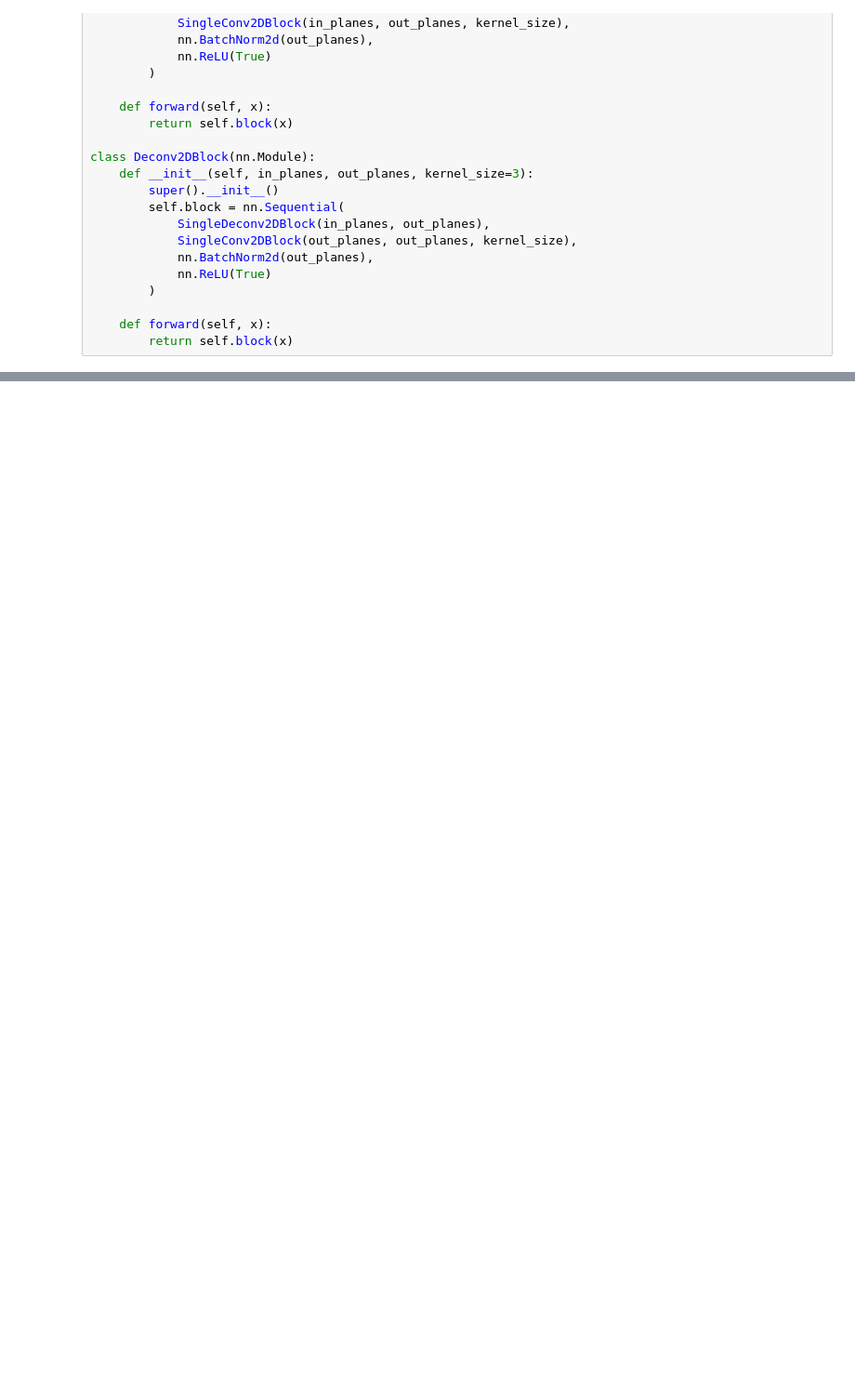
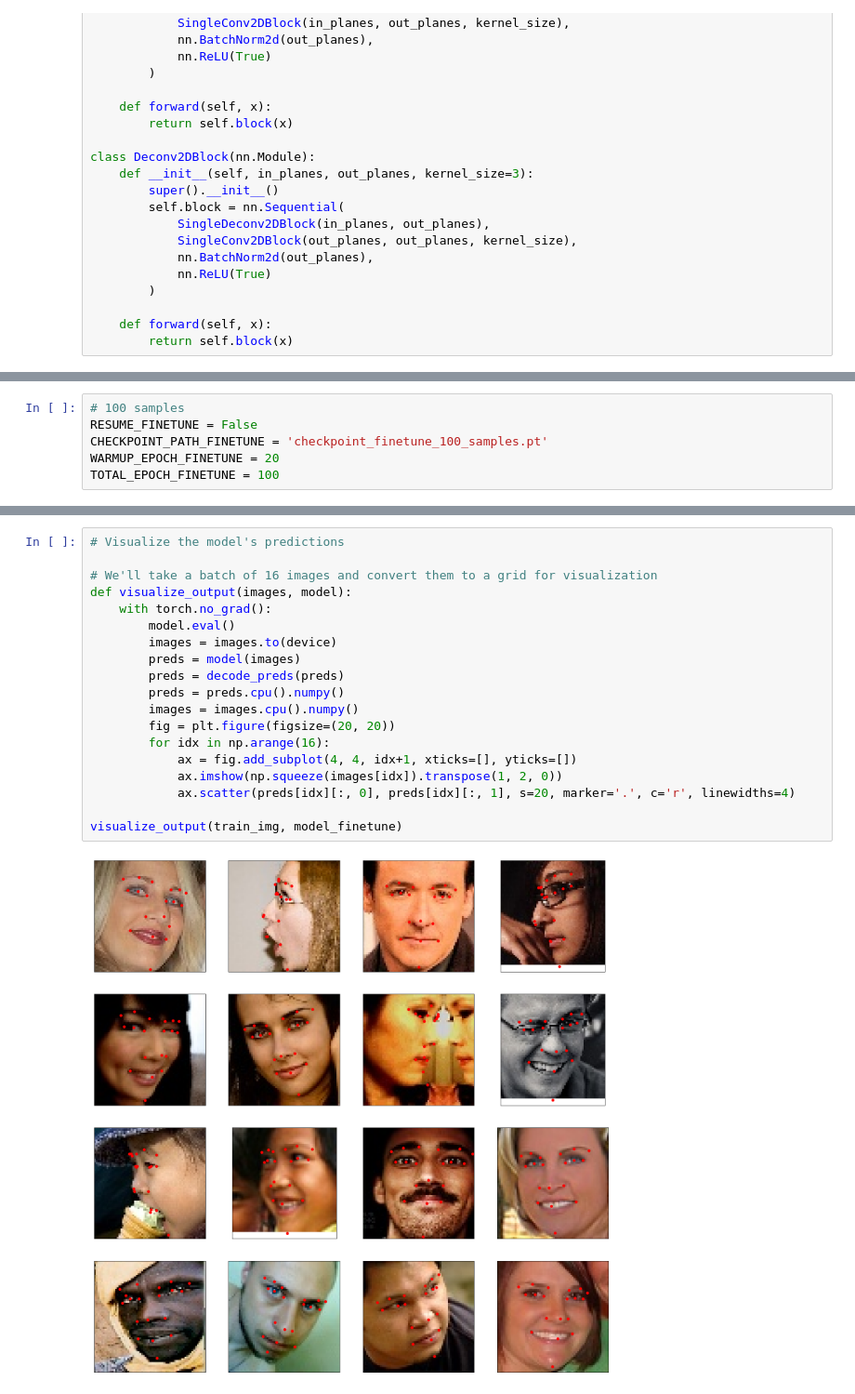
Before and after one commit to ledinhtuyen/mae-aflw, a Jupyter notebook: mae-aflw.ipynb, the cells around one changed output, grey strips where cells are left out. Shown: that part at 93% size. Drawn from its saved outputs; the diff is of its cells as text; blank space fills up the shorter version.

```diff
--- a/mae-aflw.ipynb
+++ b/mae-aflw.ipynb
@@ -817,0 +1078,6 @@ clear_output()
+# %%
+# 100 samples
+RESUME_FINETUNE = False
+CHECKPOINT_PATH_FINETUNE = 'checkpoint_finetune_100_samples.pt'
+WARMUP_EPOCH_FINETUNE = 20
+TOTAL_EPOCH_FINETUNE = 100
@@ -817,0 +1243,21 @@ clear_output()
+# %%
+# Visualize the model's predictions
+
+# We'll take a batch of 16 images and convert them to a grid for visualization
+def visualize_output(images, model):
+    with torch.no_grad():
+        model.eval()
+        images = images.to(device)
+        preds = model(images)
+        preds = decode_preds(preds)
+        preds = preds.cpu().numpy()
+        images = images.cpu().numpy()
+        fig = plt.figure(figsize=(20, 20))
+        for idx in np.arange(16):
+            ax = fig.add_subplot(4, 4, idx+1, xticks=[], yticks=[])
+            ax.imshow(np.squeeze(images[idx]).transpose(1, 2, 0))
+            ax.scatter(preds[idx][:, 0], preds[idx][:, 1], s=20, marker='.', c='r', linewidths=4)
+
+visualize_output(train_img, model_finetune)
+# %% [output]
+[figure, added]
```
Also changed, not shown: parts of 52 cells of this notebook, 12 other files.
